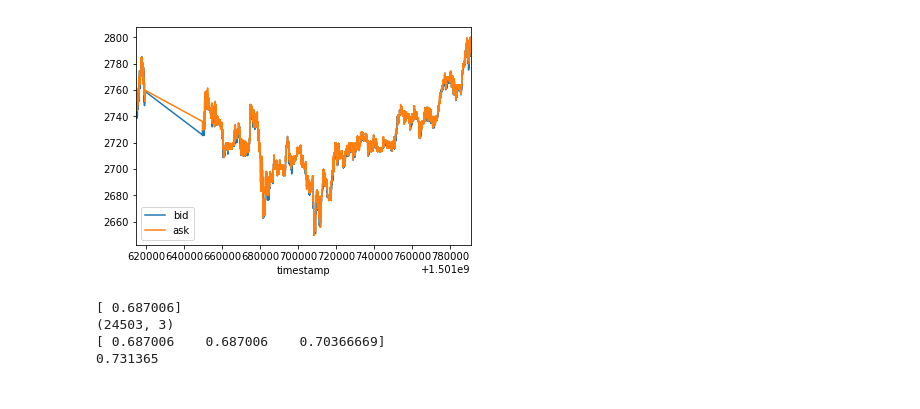
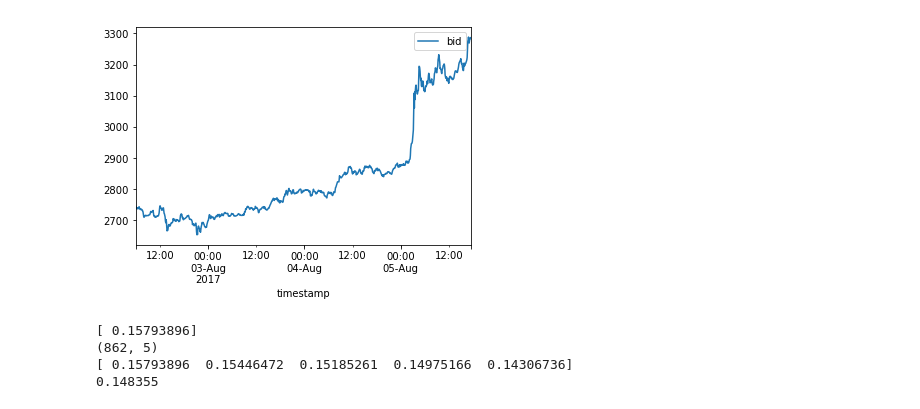
Before and after one commit to nadirsky/CryptocurrencyPricePrediction, a Jupyter notebook: Untitled.ipynb, the cells around one changed output. Cells and saved outputs as stored; diff of their text form; code cells hidden in the pictures.

```diff
--- a/Untitled.ipynb
+++ b/Untitled.ipynb
@@ -33,10 +37,15 @@ def create_time_series(df, period=5):
 numpy.random.seed(7)
 # %%
 # load the dataset
-dataframe = pd.read_csv('spread.csv', index_col=0, usecols=['timestamp', 'bid', 'ask'], header=0, engine='python')
+dataframe = pd.read_csv('spread.csv', index_col=0, usecols=['timestamp', 'bid'], header=0, engine='python')
+dataframe.index = pd.to_datetime(dataframe.index, unit='s')
+dataframe = dataframe.resample('5Min').mean()
+dataframe = dataframe.fillna(method='pad')
+dataframe = dataframe[130:]
+print(dataframe.head(5))
+
 dataset = dataframe.values
-create_time_series(dataframe, period=5)
-print(dataframe.head(5))
+#create_time_series(dataframe, period=5)
 dataset = dataset.astype('float32')
 dataframe.plot()
 # normalize the dataset
@@ -57,12 +62,12 @@ timestamp
-[figure, old version]
+[figure, new version]
 # %%
 # split into train and test sets
-train_size = int(len(dataset) * 0.67)
+train_size = int(len(dataset) * 0.95)
 test_size = len(dataset) - train_size
 train, test = dataset[0:train_size,:], dataset[train_size:len(dataset),:]
 print(train[0])
 # reshape into X=t and Y=t+1
-look_back = 3
+look_back = 5
 trainX, trainY = create_dataset(train, look_back)
 testX, testY = create_dataset(test, look_back)
 # reshape input to be [samples, time steps, features]
@@ -72,10 +77,10 @@ print(trainY[0])
 trainX = numpy.reshape(trainX, (trainX.shape[0], trainX.shape[1], 1))
 testX = numpy.reshape(testX, (testX.shape[0], testX.shape[1], 1))
 # %% [output]
-[ 0.687006]
-(24503, 3)
-[ 0.687006    0.687006    0.70366669]
-0.731365
+[ 0.15793896]
+(862, 5)
+[ 0.15793896  0.15446472  0.15185261  0.14975166  0.14306736]
+0.148355
 # %%
 # create and fit the LSTM network
 batch_size = 1
```
Also changed, not shown: parts of 7 cells of this notebook, 5 other files.
